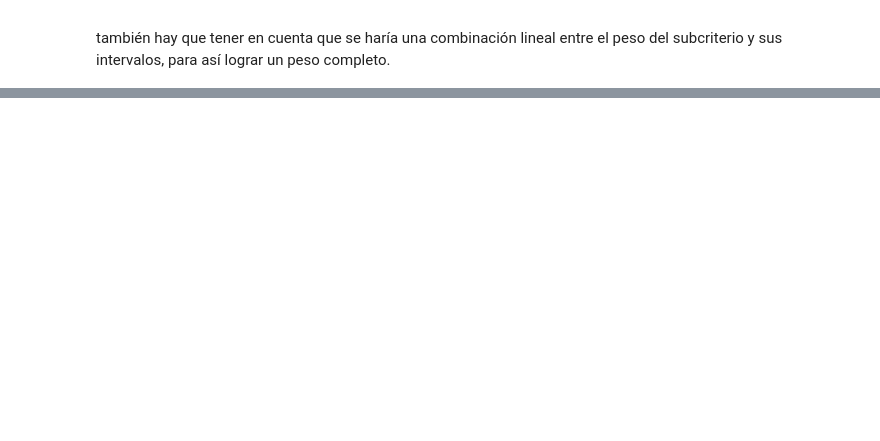
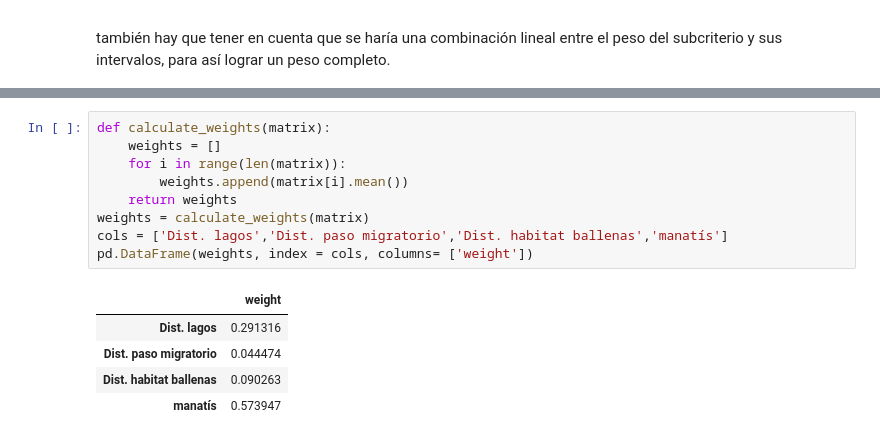
Before and after one commit to smartinezg2018/ahpAmbiental, a Jupyter notebook: ahp.ipynb, the cells around one changed output, grey strips where cells are left out. Cells and saved outputs as stored; diff of their text form; blank space fills up the shorter version.

```diff
--- a/ahp.ipynb
+++ b/ahp.ipynb
@@ -101,0 +112,15 @@ array([[0.11838631, 0.29772581, 0.33353132, 0.25035656],
+# %%
+def calculate_weights(matrix):
+    weights = []
+    for i in range(len(matrix)):
+        weights.append(matrix[i].mean())
+    return weights
+weights = calculate_weights(matrix)
+cols = ['Dist. lagos','Dist. paso migratorio','Dist. habitat ballenas','manatís']
+pd.DataFrame(weights, index = cols, columns= ['weight'])
+# %% [output]
+|  | weight |
+| Dist. lagos | 0.291316 |
+| Dist. paso migratorio | 0.044474 |
+| Dist. habitat ballenas | 0.090263 |
+| manatís | 0.573947 |
```
Also changed, not shown: parts of 4 cells of this notebook.
